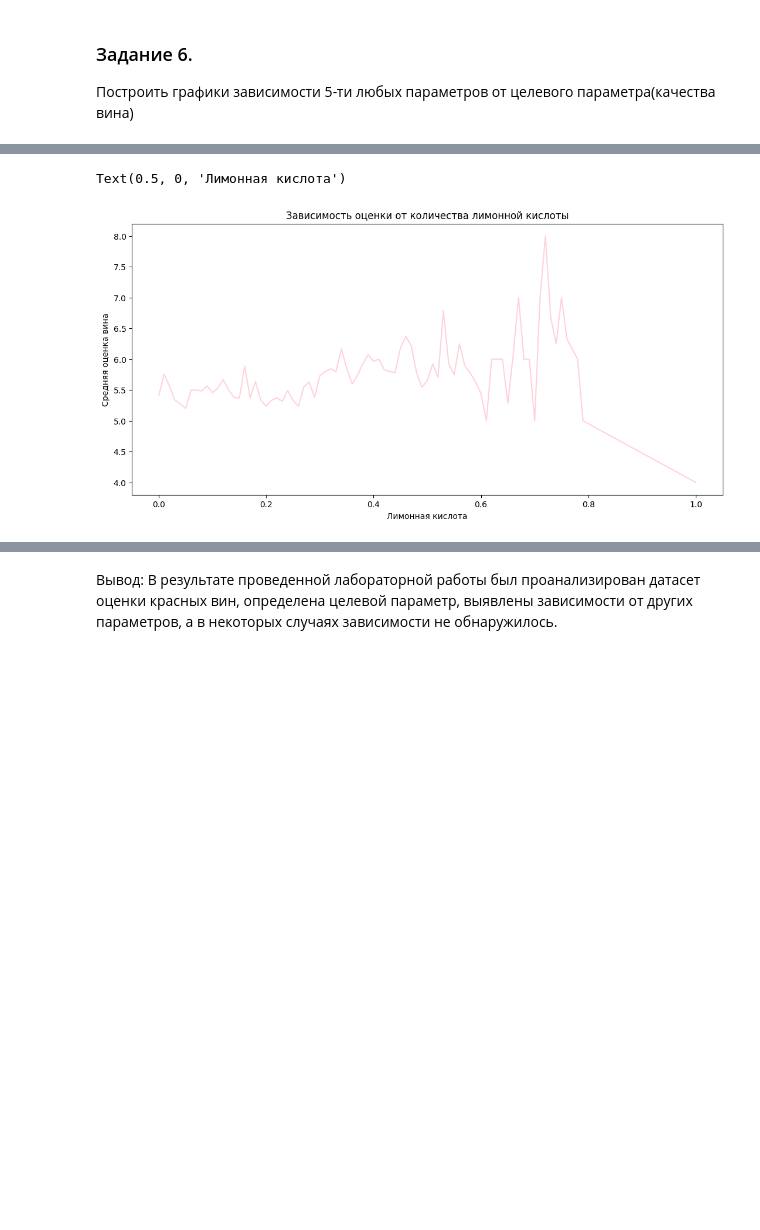
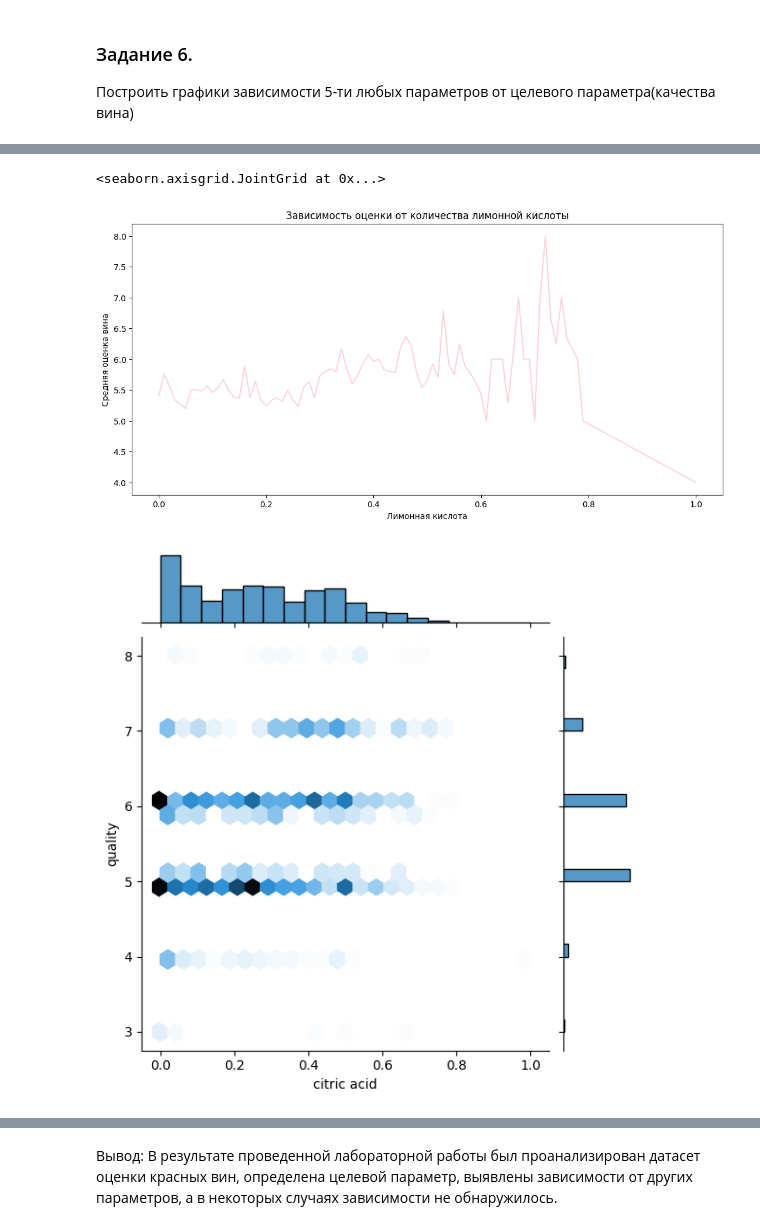
Before and after one commit to Plkhv/AI_labs, a Jupyter notebook: lab-2/Lab-02.ipynb, the cells around one changed output, grey strips where cells are left out. Cells and saved outputs as stored; diff of their text form; code cells hidden in the pictures; blank space fills up the shorter version.

```diff
--- a/lab-2/Lab-02.ipynb
+++ b/lab-2/Lab-02.ipynb
@@ -249,14 +257,16 @@ Text(0.5, 0, 'Остаточный сахар')
 # %%
 plt.figure(figsize=(13, 6))
 data.groupby('citric acid')['quality'].mean().plot(kind='line', color='pink', alpha=0.7)
 plt.title('Зависимость оценки от количества лимонной кислоты')
 plt.ylabel('Средняя оценка вина')
 plt.xlabel('Лимонная кислота')
 
 # чем больше, тем лучше оценка
+sns.jointplot(data=data, x=data['citric acid'], y=y, kind='hex')
 # %% [output]
-Text(0.5, 0, 'Лимонная кислота')
+<seaborn.axisgrid.JointGrid at 0x...>
 [figure]
+[figure, added]
 # %%
 plt.figure(figsize=(13, 6))
 data.groupby('density')['quality'].mean().plot(kind='line', color='pink', alpha=0.7)
```
Also changed, not shown: parts of 4 cells of this notebook.
